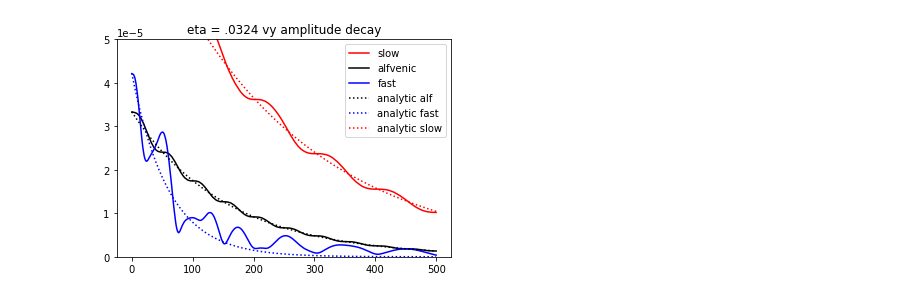
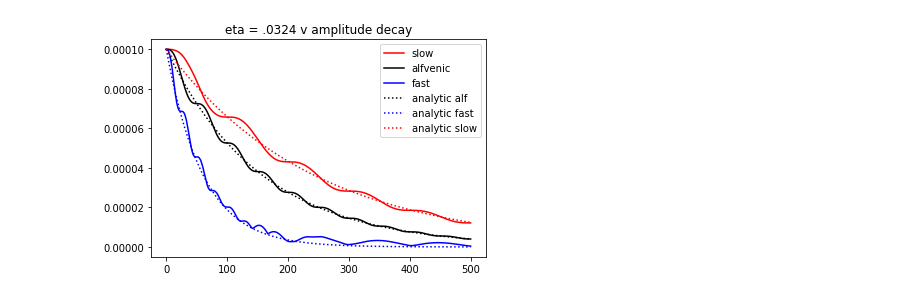
Before and after one commit to asmohov/ppd, a Jupyter notebook: baistone/baistone_fig2.ipynb, the cells around one changed output. Drawn from its saved outputs; the diff is of its cells as text; code cells hidden in the pictures.

Commit message:
baistone 2d up to 25 july

```diff
--- a/baistone/baistone_fig2.ipynb
+++ b/baistone/baistone_fig2.ipynb
@@ -53,34 +53,92 @@ def vely_plot(file_name,plot_name):
     for i in range(len(x)-1):
         x_avg.append((x[i]+x[i+1])/2)
 
-
-    vel = data['vel'][0][0][:,1]
+    vel = np.sqrt((data['vel'][0][0][:,1]**2)+(data['vel'][0][0][:,0]**2)+(data['vel'][0][0][:,2]**2))
     #plt.plot(x_avg,vel,label = plot_name)
     #return maxima to show time evolution
     return max(vel)
 
 for t in file_list:
-    vy_max_arr.append(vely_plot('./1d_slow/LinWave.block0.out2.'+t+'.vtk',t+' slow'))
-    vy_max_arr2.append(vely_plot('./1d_alf/LinWave.block0.out2.'+t+'.vtk',t+' alfvenic'))
-    vy_max_arr3.append(vely_plot('./1d_fast/LinWave.block0.out2.'+t+'.vtk',t+' fast'))
+    vy_max_arr.append(vely_plot('/home/asmohov/ppd/baistone/1d_slow_5_cfl/LinWave.block0.out2.'+t+'.vtk',t+' slow'))
+    vy_max_arr2.append(vely_plot('/home/asmohov/ppd/baistone/1d_alf_5_cfl/LinWave.block0.out2.'+t+'.vtk',t+' alfvenic'))
+    vy_max_arr3.append(vely_plot('/home/asmohov/ppd/baistone/1d_fast/LinWave.block0.out2.'+t+'.vtk',t+' fast'))
 #plt.show()
 
-
+#----------------------------------------------------------
+#analytical
 #initial perturbation taken from analytical solutions for non-damped
 vy_fast = 4.219867438701534e-05
 vy_alf = 3.333333333333333e-05
 vy_slow = 8.430990907875269e-05
 
+amp = .001
+#overall velocities derived from athena++ paper
+#Defined variables (taken from input file)
+gamma = (5/3)
+k = np.pi*2
+cs = 1
+amp = .0001
+dt = .01
+t = dt*4000
+B_0 = np.sqrt(3.25) #calculate from code
+rho_0 = 1
+theta = .9823 #RAD, calculate from source code
+
+#from code
+bx0 = 1.0
+by0 = np.sqrt(2.0)
+bz0 = 0.5
+
+#Derived variables
+#alfven velocity
+v_a = np.sqrt((B_0**2)/(rho_0))
+press_0 = 1/gamma
+print('press_0 is ',press_0)
+
+print('alfven velo = ',v_a)
+#dispersion relation for alfvenic waves
+omega_alf = np.sqrt((k**2)*(v_a**2)*((np.cos(theta)**2)))
+
+#dispersion relation for fast
+omega_slow_sq = .5*(k**2)*((v_a**2)+(cs**2)-np.sqrt((v_a**2+cs**2)**2-4*v_a**2*cs**2*(np.cos(theta))**2))
+omega_slow = np.sqrt(omega_slow_sq)
+#dispersion relation for slow
+omega_fast_sq = .5*(k**2)*((v_a**2)+(cs**2)+np.sqrt((v_a**2+cs**2)**2-4*v_a**2*cs**2*(np.cos(theta))**2))
+omega_fast = np.sqrt(omega_fast_sq)
+#analytical equation for rho, taking the sin part
+
+ws_fast = omega_fast/k
+ws_slow = omega_slow/k
+print('ws_fast is ',ws_fast)
+print('ws_slow is ',ws_slow)
+print('period is',np.pi*2/omega_alf)
+#perturbation amplitude factors from athena paper
+
+alpha_f = np.sqrt((cs**2-ws_slow**2)/(ws_fast**2-ws_slow**2))
+C_ff = ws_fast*alpha_f
+alpha_s = np.sqrt((ws_fast**2-cs**2)/(ws_fast**2-ws_slow**2))
+C_ss = ws_slow*alpha_s
+beta_z = bz0/np.sqrt(by0**2+bz0**2)
+beta_y = by0/np.sqrt(by0**2+bz0**2)
+A_f = cs*np.sqrt(rho_0)*alpha_f
+A_s = cs*np.sqrt(rho_0)*alpha_s
+#since sgn(bx) is constant and positive, Q_f from the paper is same as C_ff
+#similarly, Q_s = C_ss
+Q_f= C_ff
+Q_s =C_ss
+
+v_alf = v_a #swap to other variable name
+#---------------------------------------------------------------------
+#plotting
 #plot numerical solutions
-plt.title('eta = .0324 vy amplitude decay')
+plt.title('eta = .0324 v amplitude decay')
 plt.plot(lin_space,vy_max_arr,label = 'slow', color = 'r')
 plt.plot(lin_space,vy_max_arr2,label = 'alfvenic', color='k')
 plt.plot(lin_space,vy_max_arr3,label = 'fast', color = 'b')
 
 #plot analytical solutions
 #taken from ideal MHD
-v_alf = 1.803
-theta = .9823
+
 w_a = 100
 
 Q_a = (v_alf**2)*((np.cos(theta))**2)/w_a
@@ -89,6 +147,11 @@ gamma_a = Q_a*2*(np.pi**2)
 gamma_f = Q_a*5.2*(np.pi**2)
 gamma_s = Q_a*1.3*(np.pi**2)
 
+#velocity perturbations
+v_alf_pert = amp
+v_fast_pert = amp
+v_slow_pert = amp
+
 ana_a_vely = []
 ana_f_vely = []
 ana_s_vely = []
@@ -96,16 +159,16 @@ ana_s_vely = []
 for t in lin_space:
     t = .01*t #adjust to code dt
     #3.25 is B0 **2
-    ana_a_vely.append(vy_alf*np.exp(-3.25*gamma_a*t))
-    ana_f_vely.append(vy_fast*np.exp(-3.25*gamma_f*t))
-    ana_s_vely.append(vy_slow*np.exp(-3.25*gamma_s*t))
+    ana_a_vely.append(v_alf_pert*np.exp(-3.25*gamma_a*t))
+    ana_f_vely.append(v_fast_pert*np.exp(-3.25*gamma_f*t))
+    ana_s_vely.append(v_slow_pert*np.exp(-3.25*gamma_s*t))
 
 plt.plot(lin_space,ana_a_vely,'k:',label = 'analytic alf')
 plt.plot(lin_space,ana_f_vely,'b:',label = 'analytic fast')
 plt.plot(lin_space,ana_s_vely,'r:',label = 'analytic slow')
 
 
-plt.ylim([0,5e-5])
+#plt.ylim([0,5e-5])
 plt.legend()
 plt.show()
 
@@ -116,7 +179,7 @@ vy_max_arr[:] = [i/vy_slow for i in vy_max_arr]
 vy_max_arr2[:] = [i/vy_alf for i in vy_max_arr2]
 vy_max_arr3[:] = [i/vy_fast for i in vy_max_arr3]
 
-plt.title('eta = .0324 density amplitude decay, normalised to initial vy')
+plt.title('eta = .0324 density amplitude decay, normalised to initial rho')
 plt.plot(lin_space,vy_max_arr,label = 'slow',color = 'r')
 plt.plot(lin_space,vy_max_arr2,label = 'alfvenic',color = 'k')
 plt.plot(lin_space,vy_max_arr3,label = 'fast',color = 'b')
@@ -128 +196 @@ plt.show()
-[figure, old version]
+[figure, new version]
```
Also changed, not shown: parts of 1 cell of this notebook, 10 other files.
